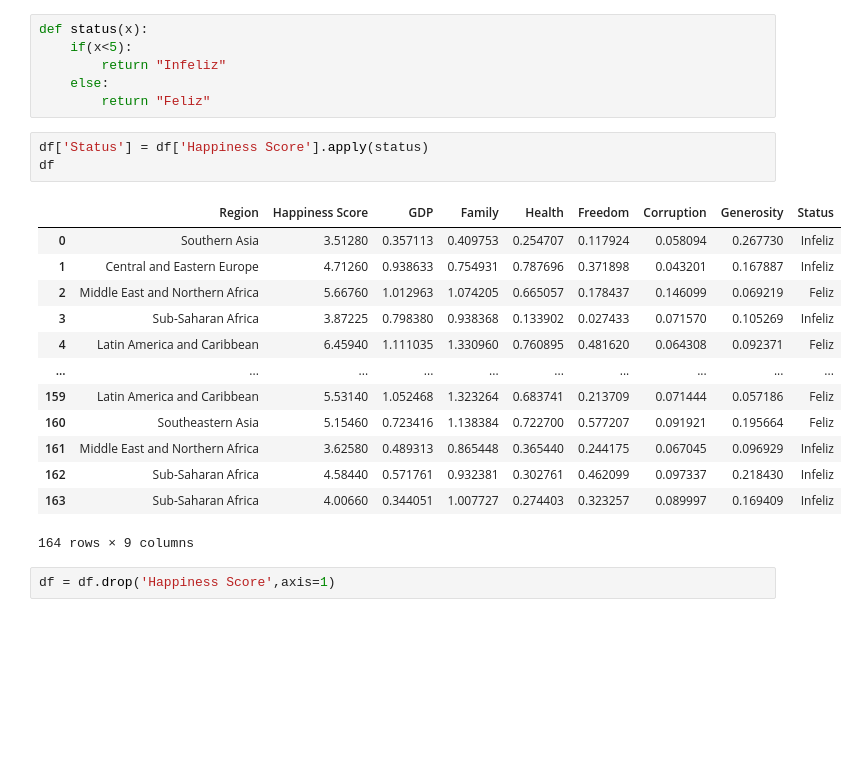
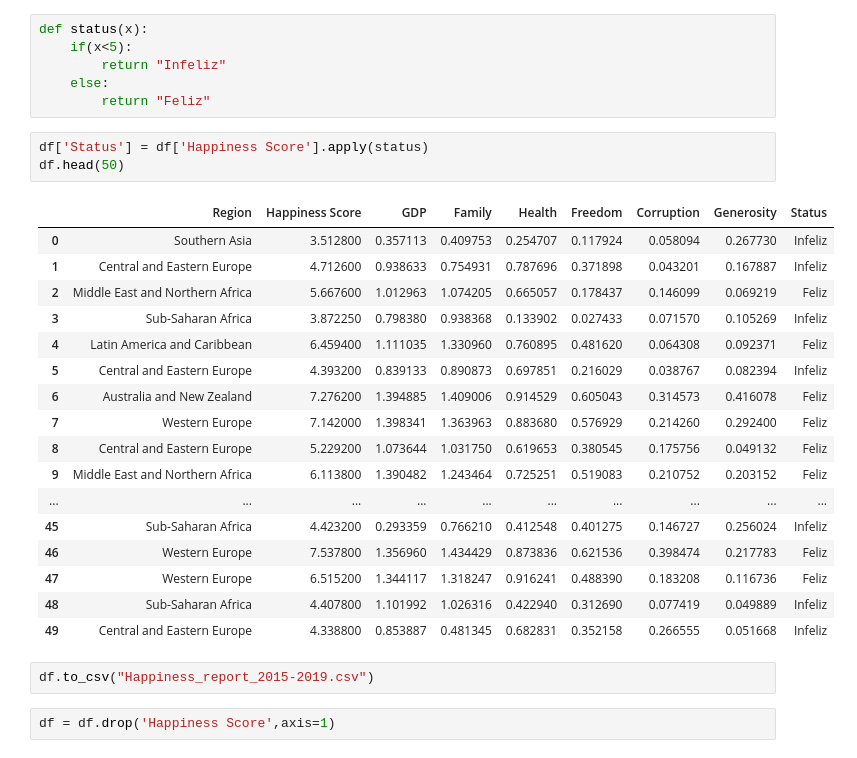
Before and after one commit to alesouzaeu/DS_portifolio, a Jupyter notebook: Classificação/Projeto - Happiness Report 2015-2019/Happiness_Report_2015-2019.ipynb, the cells around one changed output. Saved outputs shown, nothing was run; the diff lists cells and outputs as text; blank space fills up the shorter version.

```diff
--- a/Classificação/Projeto - Happiness Report 2015-2019/Happiness_Report_2015-2019.ipynb
+++ b/Classificação/Projeto - Happiness Report 2015-2019/Happiness_Report_2015-2019.ipynb
@@ -122,21 +122,27 @@ def status(x):
         return "Feliz"
 # %%
 df['Status'] = df['Happiness Score'].apply(status)
-df
+df.head(50)
 # %% [output]
 |  | Region | Happiness Score | GDP | Family | Health | Freedom | Corruption | Generosity | Status |
-| 0 | Southern Asia | 3.51280 | 0.357113 | 0.409753 | 0.254707 | 0.117924 | 0.058094 | 0.267730 | Infeliz |
-| 1 | Central and Eastern Europe | 4.71260 | 0.938633 | 0.754931 | 0.787696 | 0.371898 | 0.043201 | 0.167887 | Infeliz |
-| 2 | Middle East and Northern Africa | 5.66760 | 1.012963 | 1.074205 | 0.665057 | 0.178437 | 0.146099 | 0.069219 | Feliz |
-| 3 | Sub-Saharan Africa | 3.87225 | 0.798380 | 0.938368 | 0.133902 | 0.027433 | 0.071570 | 0.105269 | Infeliz |
-| 4 | Latin America and Caribbean | 6.45940 | 1.111035 | 1.330960 | 0.760895 | 0.481620 | 0.064308 | 0.092371 | Feliz |
+| 0 | Southern Asia | 3.512800 | 0.357113 | 0.409753 | 0.254707 | 0.117924 | 0.058094 | 0.267730 | Infeliz |
+| 1 | Central and Eastern Europe | 4.712600 | 0.938633 | 0.754931 | 0.787696 | 0.371898 | 0.043201 | 0.167887 | Infeliz |
+| 2 | Middle East and Northern Africa | 5.667600 | 1.012963 | 1.074205 | 0.665057 | 0.178437 | 0.146099 | 0.069219 | Feliz |
+| 3 | Sub-Saharan Africa | 3.872250 | 0.798380 | 0.938368 | 0.133902 | 0.027433 | 0.071570 | 0.105269 | Infeliz |
+| 4 | Latin America and Caribbean | 6.459400 | 1.111035 | 1.330960 | 0.760895 | 0.481620 | 0.064308 | 0.092371 | Feliz |
+| 5 | Central and Eastern Europe | 4.393200 | 0.839133 | 0.890873 | 0.697851 | 0.216029 | 0.038767 | 0.082394 | Infeliz |
+| 6 | Australia and New Zealand | 7.276200 | 1.394885 | 1.409006 | 0.914529 | 0.605043 | 0.314573 | 0.416078 | Feliz |
+| 7 | Western Europe | 7.142000 | 1.398341 | 1.363963 | 0.883680 | 0.576929 | 0.214260 | 0.292400 | Feliz |
+| 8 | Central and Eastern Europe | 5.229200 | 1.073644 | 1.031750 | 0.619653 | 0.380545 | 0.175756 | 0.049132 | Feliz |
+| 9 | Middle East and Northern Africa | 6.113800 | 1.390482 | 1.243464 | 0.725251 | 0.519083 | 0.210752 | 0.203152 | Feliz |
 | ... | ... | ... | ... | ... | ... | ... | ... | ... | ... |
-| 159 | Latin America and Caribbean | 5.53140 | 1.052468 | 1.323264 | 0.683741 | 0.213709 | 0.071444 | 0.057186 | Feliz |
-| 160 | Southeastern Asia | 5.15460 | 0.723416 | 1.138384 | 0.722700 | 0.577207 | 0.091921 | 0.195664 | Feliz |
-| 161 | Middle East and Northern Africa | 3.62580 | 0.489313 | 0.865448 | 0.365440 | 0.244175 | 0.067045 | 0.096929 | Infeliz |
-| 162 | Sub-Saharan Africa | 4.58440 | 0.571761 | 0.932381 | 0.302761 | 0.462099 | 0.097337 | 0.218430 | Infeliz |
-| 163 | Sub-Saharan Africa | 4.00660 | 0.344051 | 1.007727 | 0.274403 | 0.323257 | 0.089997 | 0.169409 | Infeliz |
+| 45 | Sub-Saharan Africa | 4.423200 | 0.293359 | 0.766210 | 0.412548 | 0.401275 | 0.146727 | 0.256024 | Infeliz |
+| 46 | Western Europe | 7.537800 | 1.356960 | 1.434429 | 0.873836 | 0.621536 | 0.398474 | 0.217783 | Feliz |
+| 47 | Western Europe | 6.515200 | 1.344117 | 1.318247 | 0.916241 | 0.488390 | 0.183208 | 0.116736 | Feliz |
+| 48 | Sub-Saharan Africa | 4.407800 | 1.101992 | 1.026316 | 0.422940 | 0.312690 | 0.077419 | 0.049889 | Infeliz |
+| 49 | Central and Eastern Europe | 4.338800 | 0.853887 | 0.481345 | 0.682831 | 0.352158 | 0.266555 | 0.051668 | Infeliz |
-164 rows × 9 columns
+# %%
+df.to_csv("Happiness_report_2015-2019.csv")
 # %%
 df = df.drop('Happiness Score',axis=1)
 # %%
```
Also changed, not shown: parts of 20 cells of this notebook, 1 other file.
